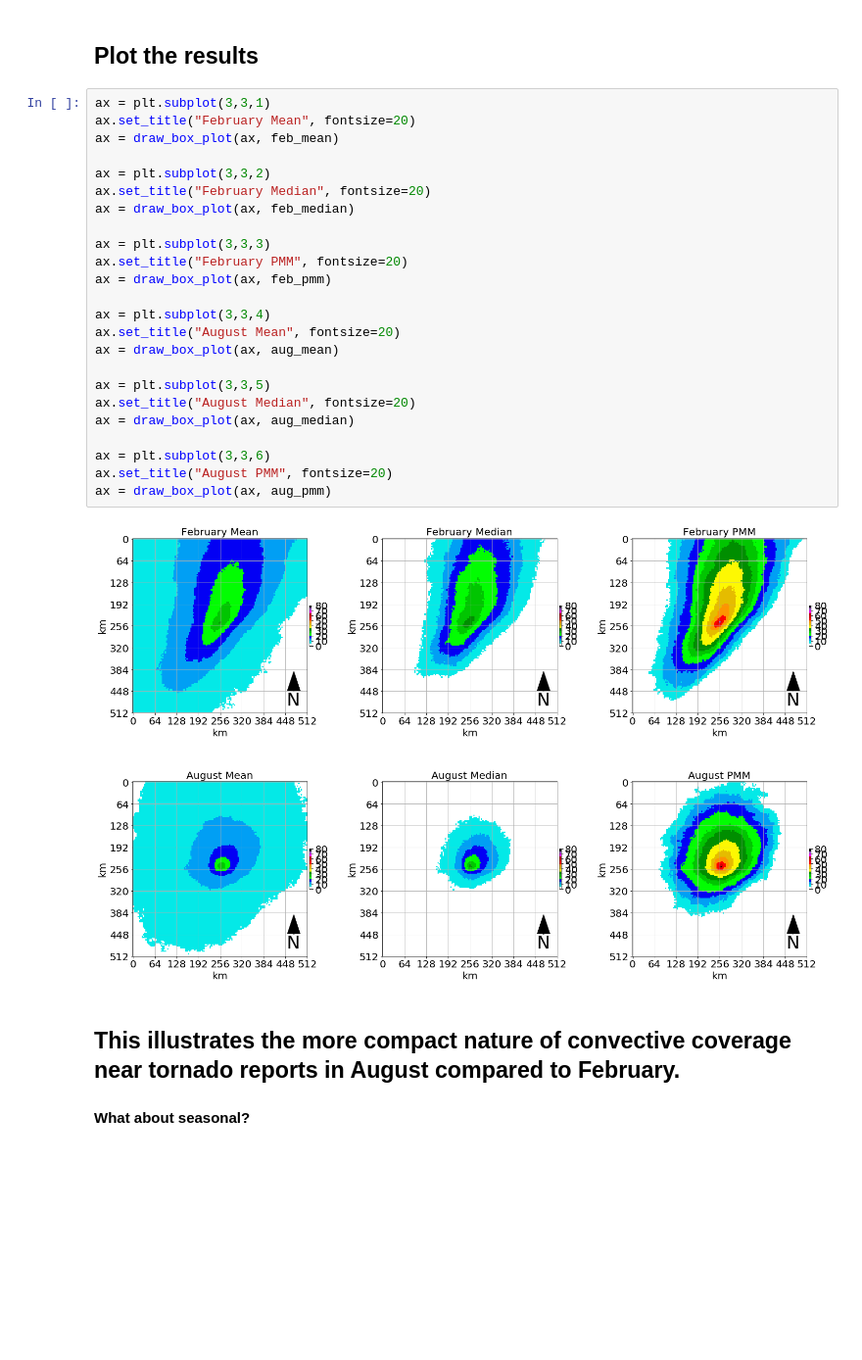
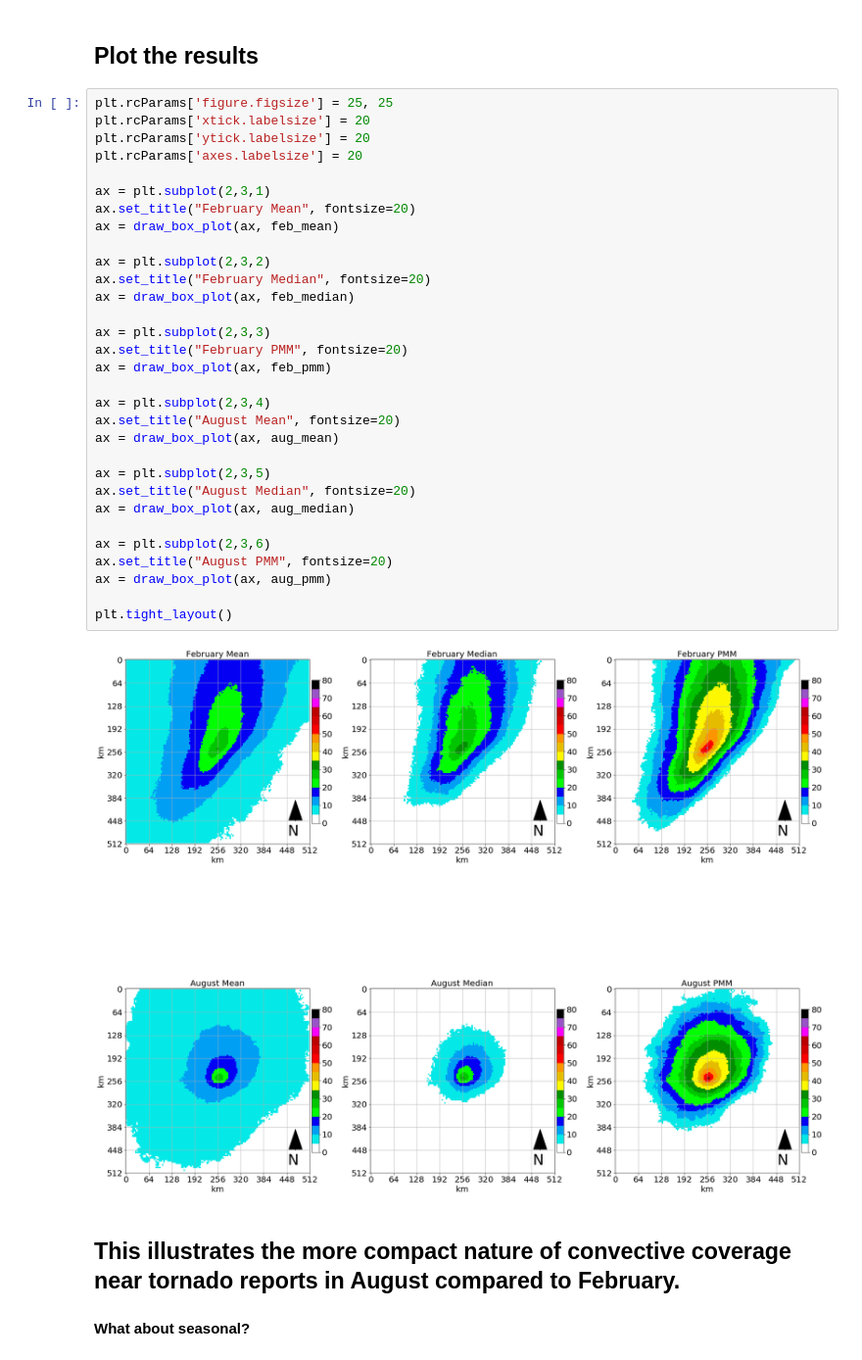
Before and after one commit to ahaberlie/SVRIMG, a Jupyter notebook: svrimg/notebooks/Mean_Climatologies.ipynb, the cells around one changed output. Shown at 98% size. Drawn from its saved outputs; the diff is of its cells as text; blank space fills up the shorter version.

```diff
--- a/svrimg/notebooks/Mean_Climatologies.ipynb
+++ b/svrimg/notebooks/Mean_Climatologies.ipynb
@@ -174,31 +174,38 @@ HTTP Error 404: Not Found ../data/tor/2011/201108071735z000340522.png
 # %% [markdown]
 ## Plot the results
 # %%
-ax = plt.subplot(3,3,1)
+plt.rcParams['figure.figsize'] = 25, 25
+plt.rcParams['xtick.labelsize'] = 20
+plt.rcParams['ytick.labelsize'] = 20
+plt.rcParams['axes.labelsize'] = 20
+
+ax = plt.subplot(2,3,1)
 ax.set_title("February Mean", fontsize=20)
 ax = draw_box_plot(ax, feb_mean)
 
-ax = plt.subplot(3,3,2)
+ax = plt.subplot(2,3,2)
 ax.set_title("February Median", fontsize=20)
 ax = draw_box_plot(ax, feb_median)
 
-ax = plt.subplot(3,3,3)
+ax = plt.subplot(2,3,3)
 ax.set_title("February PMM", fontsize=20)
 ax = draw_box_plot(ax, feb_pmm)
 
-ax = plt.subplot(3,3,4)
+ax = plt.subplot(2,3,4)
 ax.set_title("August Mean", fontsize=20)
 ax = draw_box_plot(ax, aug_mean)
 
-ax = plt.subplot(3,3,5)
+ax = plt.subplot(2,3,5)
 ax.set_title("August Median", fontsize=20)
 ax = draw_box_plot(ax, aug_median)
 
-ax = plt.subplot(3,3,6)
+ax = plt.subplot(2,3,6)
 ax.set_title("August PMM", fontsize=20)
 ax = draw_box_plot(ax, aug_pmm)
+
+plt.tight_layout()
 # %% [output]
-[figure, old version]
+[figure, new version]
 # %% [markdown]
 ## This illustrates the more compact nature of convective coverage near tornado reports in August compared to February.
 
```
Also changed, not shown: parts of 4 cells of this notebook, 1 other file.
